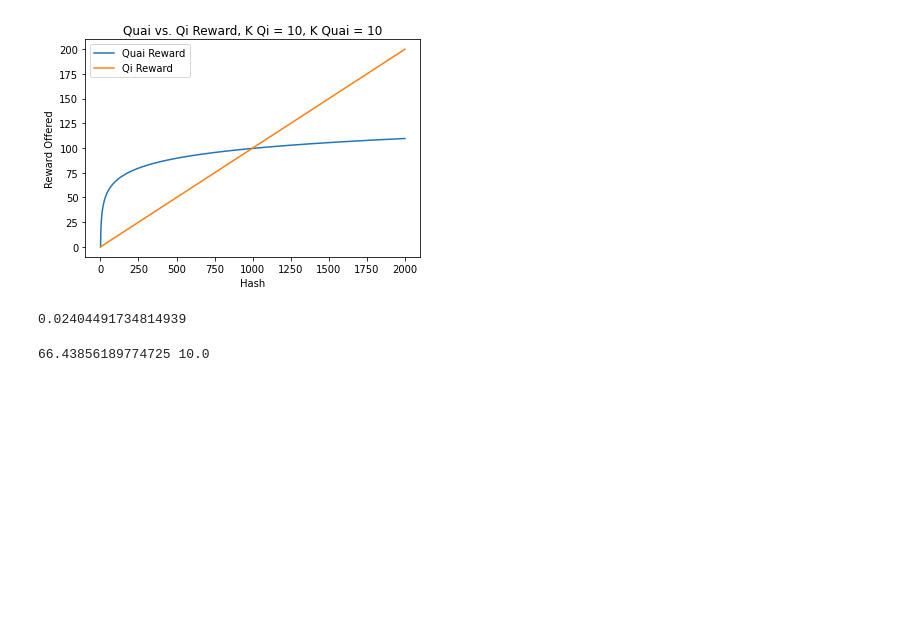
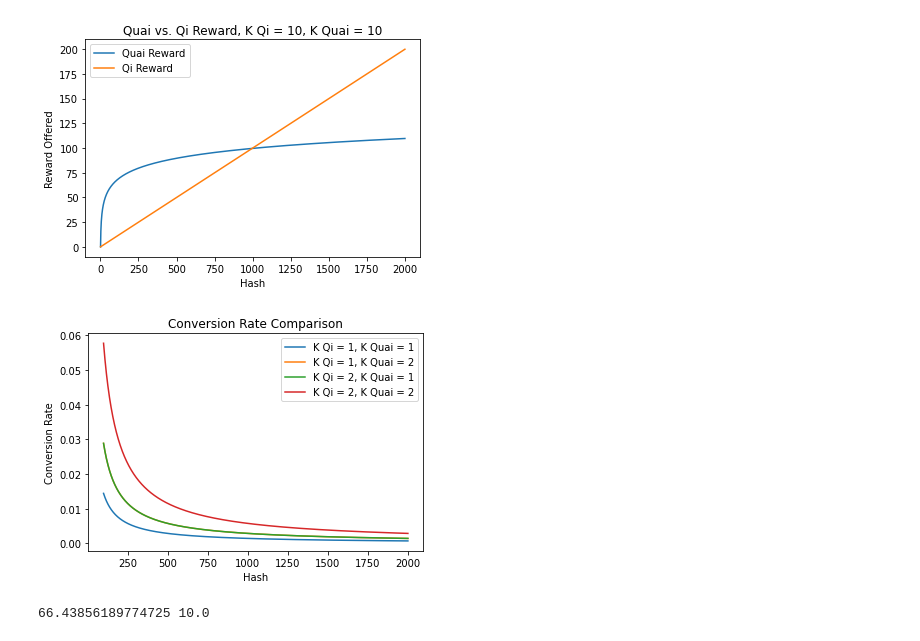
Before and after one commit to dominant-strategies/Quai-Macro-Model, a Jupyter notebook: Spec/Metrics Examples.ipynb, the cells around one changed output. Saved outputs shown, nothing was run; the diff lists cells and outputs as text; code cells hidden in the pictures; blank space fills up the shorter version.

Commit message:
Update metric notebook

```diff
--- a/Spec/Metrics Examples.ipynb
+++ b/Spec/Metrics Examples.ipynb
@@ -85,10 +85,31 @@ plt.ylabel("Reward Offered")
 plt.show()
 # %% [output]
 [figure]
-# %%
-state["Metrics"]["Current Block Reward Ratio Metric"](state, params, [])
-# %% [output]
-0.02404491734814939
+# %%
+labels = []
+hash = np.arange(100, 2000)
+y_vals = []
+for k_qi in [1, 2]:
+    for k_quai in [1, 2]:
+        labels.append([k_qi, k_quai])
+        state["K Quai"] = k_quai
+        state["K Qi"] = k_qi
+        y = []
+        for h in hash:
+            state["Block Difficulty"] = h
+            y.append(state["Metrics"]["Current Block Reward Ratio Metric"](state, params, []))
+        y_vals.append(y)
+labels = ["K Qi = {}, K Quai = {}".format(x[0], x[1]) for x in labels]
+
+for y in y_vals:
+    plt.plot(hash, y)
+plt.title("Conversion Rate Comparison")
+plt.xlabel("Hash")
+plt.ylabel("Conversion Rate")
+plt.legend(labels)
+plt.show()
+# %% [output]
+[figure, added]
 # %%
 a = msi.metrics['Hash to Quai Metric'](state, params, [{"Hash": 100}])
 b = msi.metrics['Hash to Qi Metric'](state, params, [{"Hash": 100}])
```
